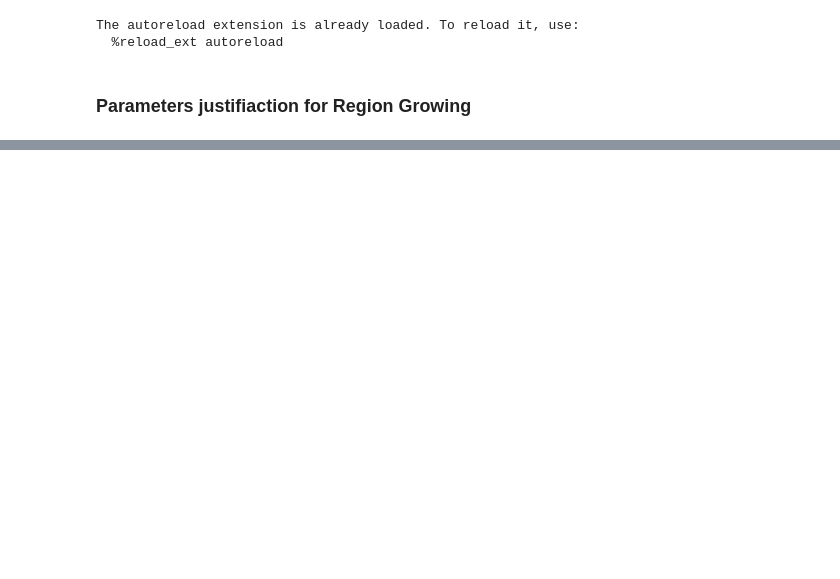
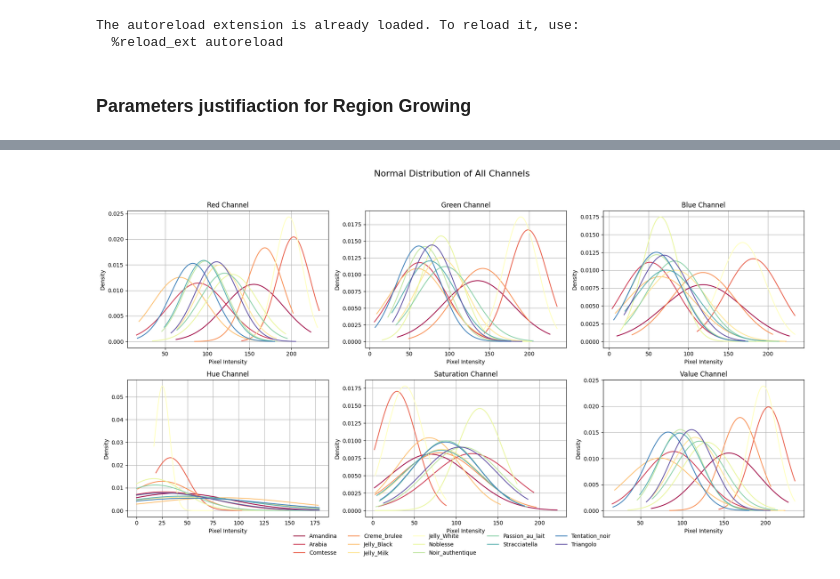
Before and after one commit to bastienchesaux/iapr_group8, a Jupyter notebook: project/RegionGrow_Watershed_justification.ipynb, the cells around one changed output, grey strips where cells are left out. Saved outputs shown, nothing was run; the diff lists cells and outputs as text; code cells hidden in the pictures; blank space fills up the shorter version.

```diff
--- a/project/RegionGrow_Watershed_justification.ipynb
+++ b/project/RegionGrow_Watershed_justification.ipynb
@@ -22,7 +23,11 @@ The autoreload extension is already loaded. To reload it, use:
 reference_data_path = '../data/dataset_project_iapr2025/references'
 reference_mask_data_path = '../data/dataset_project_iapr2025/references_annotated'
 
-std = np.zeros((6, 13, 2))
+list_channel = ['red', 'green', 'blue', 'hue', 'saturation', 'value']
+list_chocolate = ['Amandina', 'Arabia', 'Comtesse', 'Creme_brulee', 'Jelly_Black', 'Jelly_Milk', 'Jelly_White', 'Noblesse', 'Noir_authentique',
+        'Passion_au_lait', 'Stracciatella', 'Tentation_noir', 'Triangolo']
+
+std = np.zeros((len(list_channel), len(list_chocolate), 4))
 
 for i, filename in enumerate(tqdm(os.listdir(reference_data_path))):
     full_path = os.path.join(reference_data_path, filename)
@@ -31,7 +36,7 @@ for i, filename in enumerate(tqdm(os.listdir(reference_data_path))):
         hsv_img = _utils.rgb_to_hsv(rgb_img)
 
         name, _ = os.path.splitext(filename)
-        mask_filename = name + '_annotated.tif'
+        mask_filename = name + '_annotated.jpg'
         mask_path = os.path.join(reference_mask_data_path, mask_filename)
         mask = np.array(Image.open(mask_path))
 
@@ -46,7 +51,5 @@ for i, filename in enumerate(tqdm(os.listdir(reference_data_path))):
         for j in range(3):
             mu_rgb, std_rgb = scipy.stats.norm.fit(rgb_pixels[:,j])
             mu_hsv, std_hsv = scipy.stats.norm.fit(hsv_pixels[:,j])
-            std[j,i,0] = mu_rgb
-            std[j,i,1] = std_rgb
-            std[j+3,i,0] = mu_hsv
-            std[j+3,i,1] = std_hsv
+            std[j,i] = mu_rgb, std_rgb, min(rgb_pixels[:,j]), max(rgb_pixels[:,j])
+            std[j+3,i] = mu_hsv, std_hsv, min(hsv_pixels[:,j]), max(hsv_pixels[:,j])
@@ -59,0 +56,25 @@ KeyboardInterrupt:
+# %%
+colors = cm.Spectral(np.linspace(0, 1, len(list_chocolate)))
+
+fig, axes = plt.subplots(2, 3, figsize=(18, 10))
+axes = axes.flatten()
+
+for i in range(len(list_channel)):
+    ax = axes[i]
+    for j in range(len(list_chocolate)):
+        mu, std_dev, xmin, xmax = std[i][j]
+        x = np.linspace(xmin, xmax, 100)
+        pdf = scipy.stats.norm.pdf(x, mu, std_dev)
+        ax.plot(x, pdf, color=colors[j], linewidth=1.5, label=list_chocolate[j])
+
+    ax.set_title(f'{list_channel[i].capitalize()} Channel')
+    ax.set_xlabel('Pixel Intensity')
+    ax.set_ylabel('Density')
+    ax.grid(True)
+
+fig.legend(list_chocolate, loc='lower center', ncol=5, fontsize=10, frameon=False)
+fig.suptitle('Normal Distribution of All Channels', fontsize=16)
+plt.tight_layout(rect=[0, 0.05, 1, 0.95])
+plt.show()
+# %% [output]
+[figure, added]
```
Also changed, not shown: parts of 7 cells of this notebook, 1 other file.
